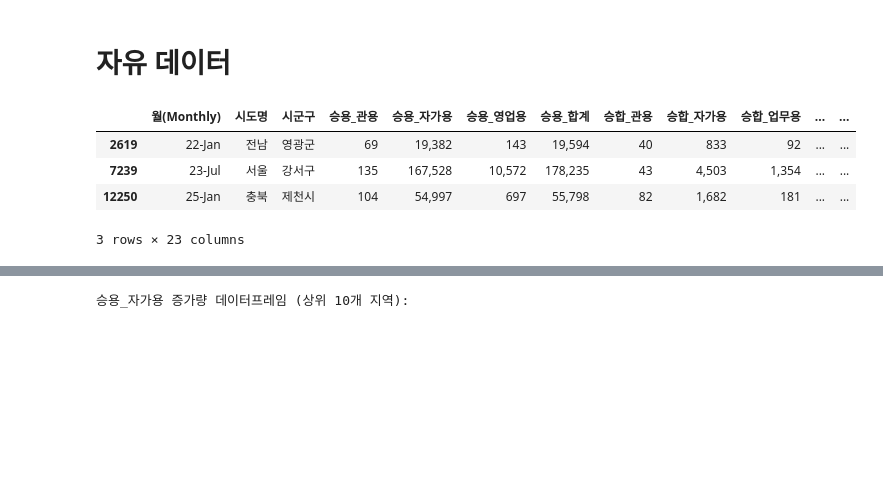
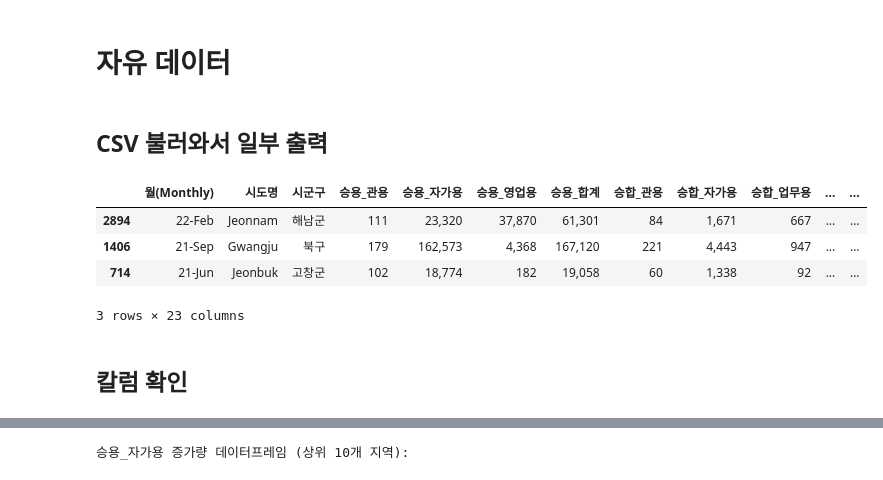
Before and after one commit to pcw11/datajo, a Jupyter notebook: 데이터조.ipynb, the cells around one changed output, grey strips where cells are left out. Drawn from its saved outputs; the diff is of its cells as text; code cells hidden in the pictures; blank space fills up the shorter version.

```diff
--- a/데이터조.ipynb
+++ b/데이터조.ipynb
@@ -275,13 +321,17 @@ plt.show()
 [figure]
 # %% [markdown]
 # 자유 데이터
+# %% [markdown]
+## CSV 불러와서 일부 출력
 # %%
 # 1. CSV 파일 불러오기
-df1 = pd.read_csv("datajo/cardata.csv")
+df1 = pd.read_csv("datajo/cardata_english.csv")
 df1.sample(3)
 # %% [output]
 |  | 월(Monthly) | 시도명 | 시군구 | 승용_관용 | 승용_자가용 | 승용_영업용 | 승용_합계 | 승합_관용 | 승합_자가용 | 승합_업무용 | ... | ... |
-| 2619 | 22-Jan | 전남 | 영광군 | 69 | 19,382 | 143 | 19,594 | 40 | 833 | 92 | ... | ... |
-| 7239 | 23-Jul | 서울 | 강서구 | 135 | 167,528 | 10,572 | 178,235 | 43 | 4,503 | 1,354 | ... | ... |
-| 12250 | 25-Jan | 충북 | 제천시 | 104 | 54,997 | 697 | 55,798 | 82 | 1,682 | 181 | ... | ... |
+| 2894 | 22-Feb | Jeonnam | 해남군 | 111 | 23,320 | 37,870 | 61,301 | 84 | 1,671 | 667 | ... | ... |
+| 1406 | 21-Sep | Gwangju | 북구 | 179 | 162,573 | 4,368 | 167,120 | 221 | 4,443 | 947 | ... | ... |
+| 714 | 21-Jun | Jeonbuk | 고창군 | 102 | 18,774 | 182 | 19,058 | 60 | 1,338 | 92 | ... | ... |
 3 rows × 23 columns
+# %% [markdown]
+## 칼럼 확인
```
Also changed, not shown: parts of 19 cells of this notebook.
